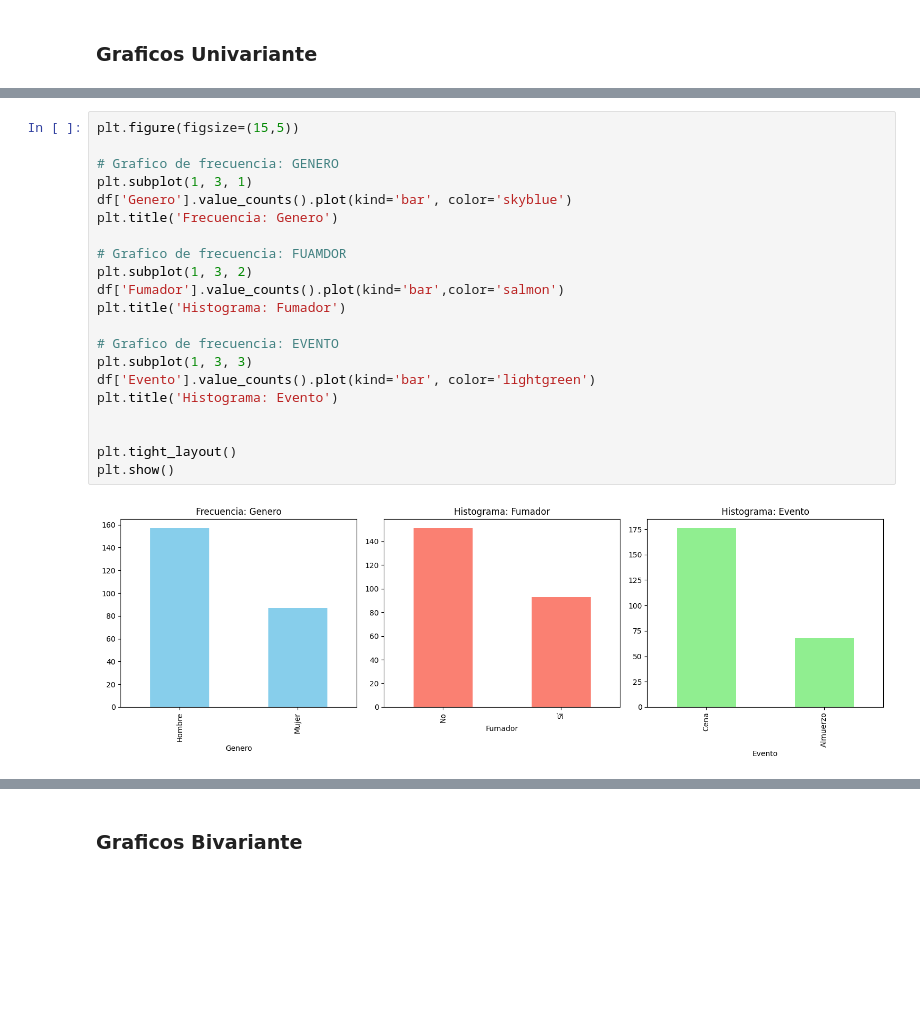
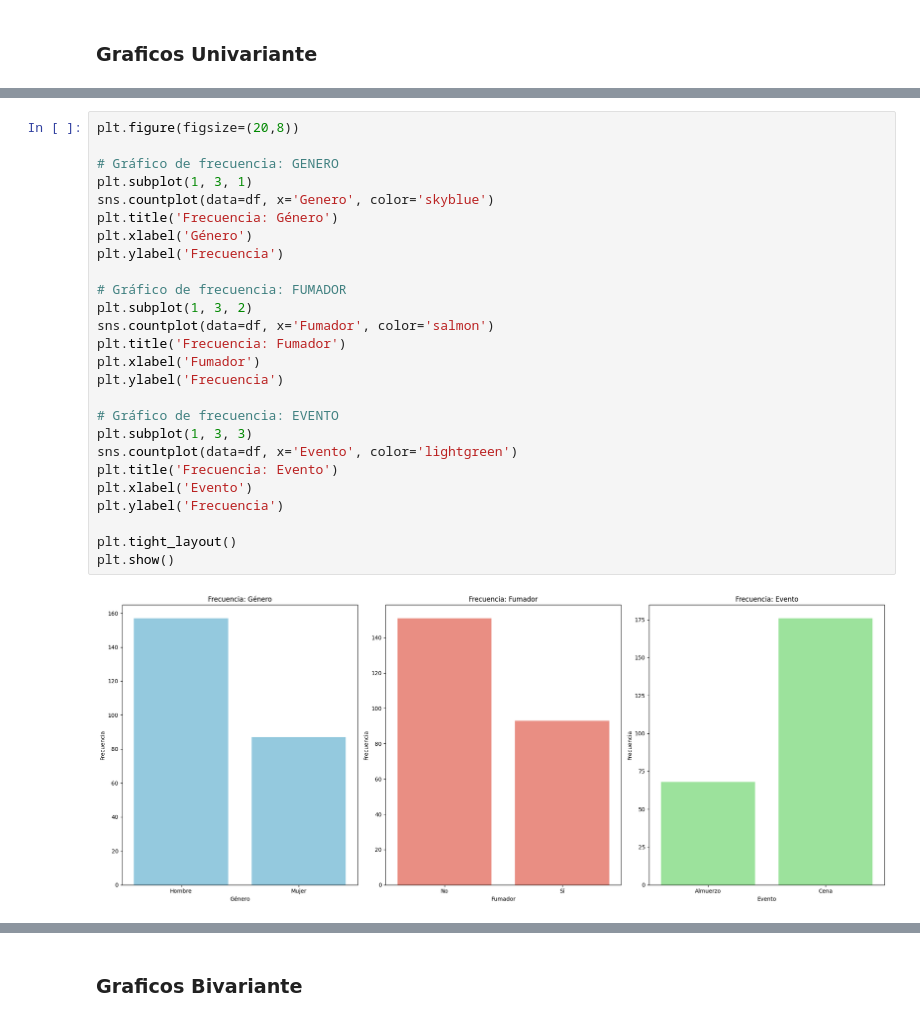
Before and after one commit to MarcoCasSir/LaboratorioDataScience, a Jupyter notebook: act3/tips_marco_casati.ipynb, the cells around one changed output, grey strips where cells are left out. Drawn from its saved outputs; the diff is of its cells as text; blank space fills up the shorter version.

```diff
--- a/act3/tips_marco_casati.ipynb
+++ b/act3/tips_marco_casati.ipynb
@@ -534,24 +538,29 @@ plt.show()
 # %%
-plt.figure(figsize=(15,5))
+plt.figure(figsize=(20,8))
 
-# Grafico de frecuencia: GENERO
+# Gráfico de frecuencia: GENERO
 plt.subplot(1, 3, 1)
-df['Genero'].value_counts().plot(kind='bar', color='skyblue')
-plt.title('Frecuencia: Genero')
+sns.countplot(data=df, x='Genero', color='skyblue')
+plt.title('Frecuencia: Género')
+plt.xlabel('Género')
+plt.ylabel('Frecuencia')
 
-# Grafico de frecuencia: FUAMDOR
+# Gráfico de frecuencia: FUMADOR
 plt.subplot(1, 3, 2)
-df['Fumador'].value_counts().plot(kind='bar',color='salmon')
-plt.title('Histograma: Fumador')
+sns.countplot(data=df, x='Fumador', color='salmon')
+plt.title('Frecuencia: Fumador')
+plt.xlabel('Fumador')
+plt.ylabel('Frecuencia')
 
-# Grafico de frecuencia: EVENTO
+# Gráfico de frecuencia: EVENTO
 plt.subplot(1, 3, 3)
-df['Evento'].value_counts().plot(kind='bar', color='lightgreen')
-plt.title('Histograma: Evento')
-
+sns.countplot(data=df, x='Evento', color='lightgreen')
+plt.title('Frecuencia: Evento')
+plt.xlabel('Evento')
+plt.ylabel('Frecuencia')
 
 plt.tight_layout()
 plt.show()
 # %% [output]
-[figure, old version]
+[figure, new version]
 # %%
```
Also changed, not shown: parts of 18 cells of this notebook.
